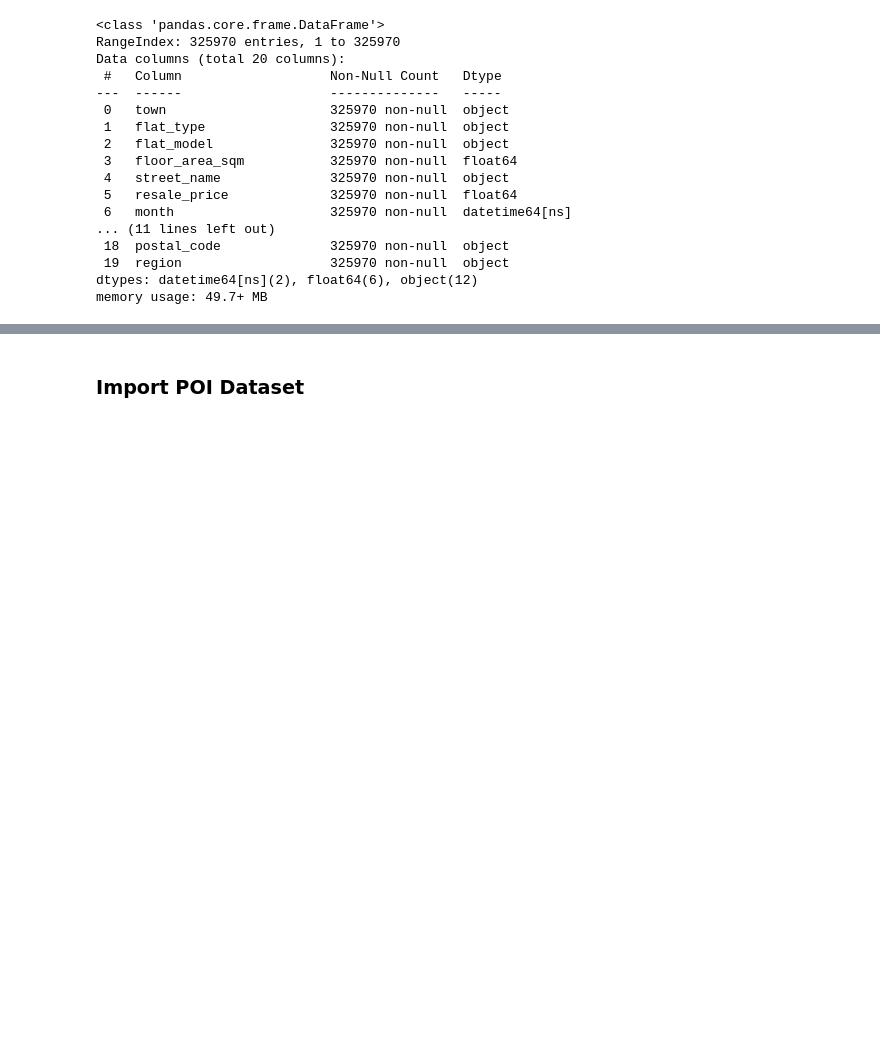
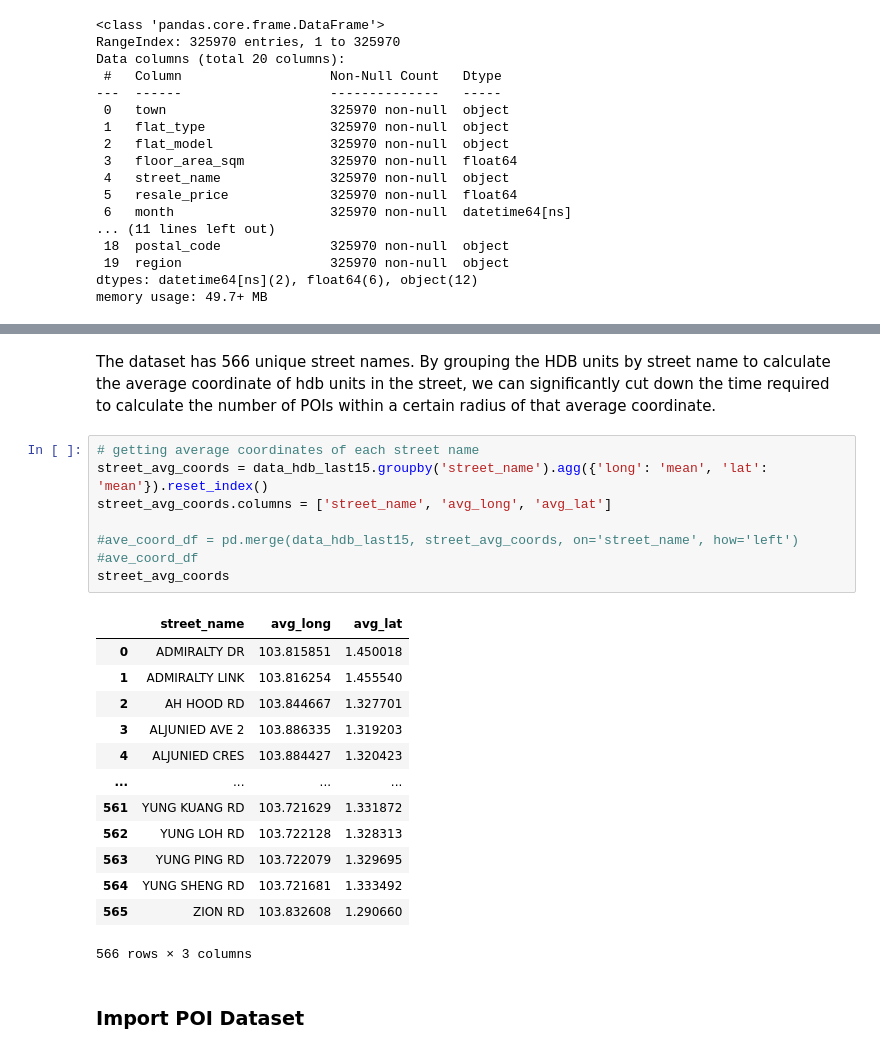
Before and after one commit to kkinmunn/is4303_hdbresale, a Jupyter notebook: eda/datablending.ipynb, the cells around one changed output, grey strips where cells are left out. Cells and saved outputs as stored; diff of their text form; blank space fills up the shorter version.

Commit message:
POI merged

```diff
--- a/eda/datablending.ipynb
+++ b/eda/datablending.ipynb
@@ -211,3 +236,27 @@ memory usage: 49.7+ MB
+# %% [markdown]
+The dataset has 566 unique street names. By grouping the HDB units by street name to calculate the average coordinate of hdb units in the street, we can significantly cut down the time required to calculate the number of POIs within a certain radius of that average coordinate.
+# %%
+# getting average coordinates of each street name
+street_avg_coords = data_hdb_last15.groupby('street_name').agg({'long': 'mean', 'lat': 'mean'}).reset_index()
+street_avg_coords.columns = ['street_name', 'avg_long', 'avg_lat']
+
+#ave_coord_df = pd.merge(data_hdb_last15, street_avg_coords, on='street_name', how='left')
+#ave_coord_df
+street_avg_coords
+# %% [output]
+|  | street_name | avg_long | avg_lat |
+| 0 | ADMIRALTY DR | 103.815851 | 1.450018 |
+| 1 | ADMIRALTY LINK | 103.816254 | 1.455540 |
+| 2 | AH HOOD RD | 103.844667 | 1.327701 |
+| 3 | ALJUNIED AVE 2 | 103.886335 | 1.319203 |
+| 4 | ALJUNIED CRES | 103.884427 | 1.320423 |
+| ... | ... | ... | ... |
+| 561 | YUNG KUANG RD | 103.721629 | 1.331872 |
+| 562 | YUNG LOH RD | 103.722128 | 1.328313 |
+| 563 | YUNG PING RD | 103.722079 | 1.329695 |
+| 564 | YUNG SHENG RD | 103.721681 | 1.333492 |
+| 565 | ZION RD | 103.832608 | 1.290660 |
+566 rows × 3 columns
 # %% [markdown]
 ### Import POI Dataset
 # %%
```
Also changed, not shown: parts of 12 cells of this notebook.
